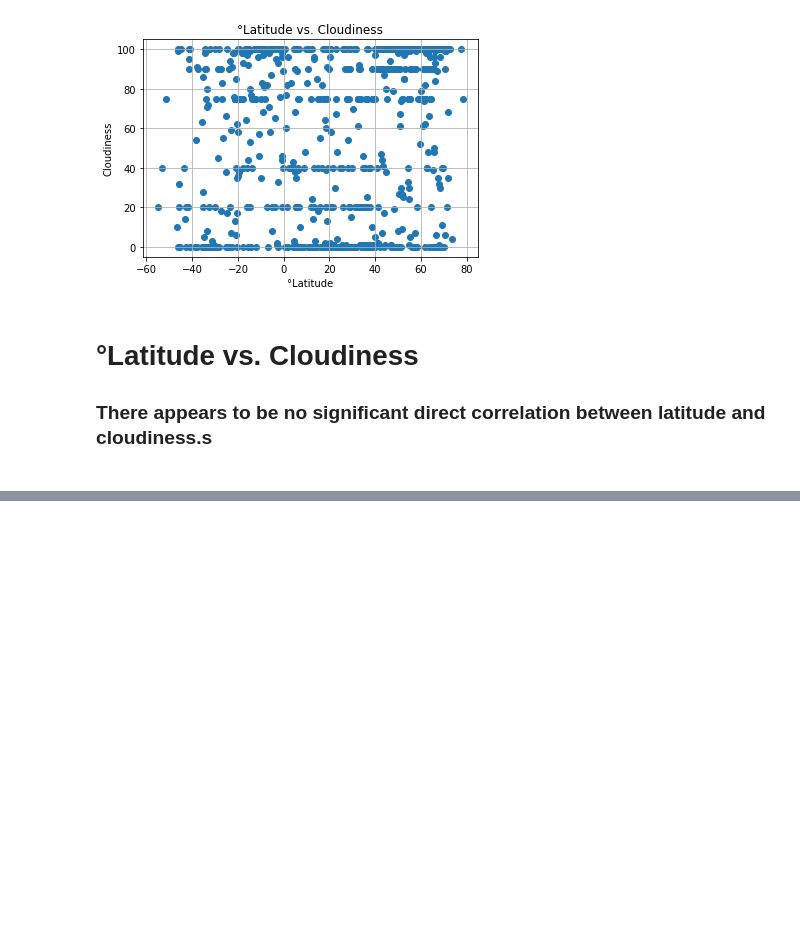
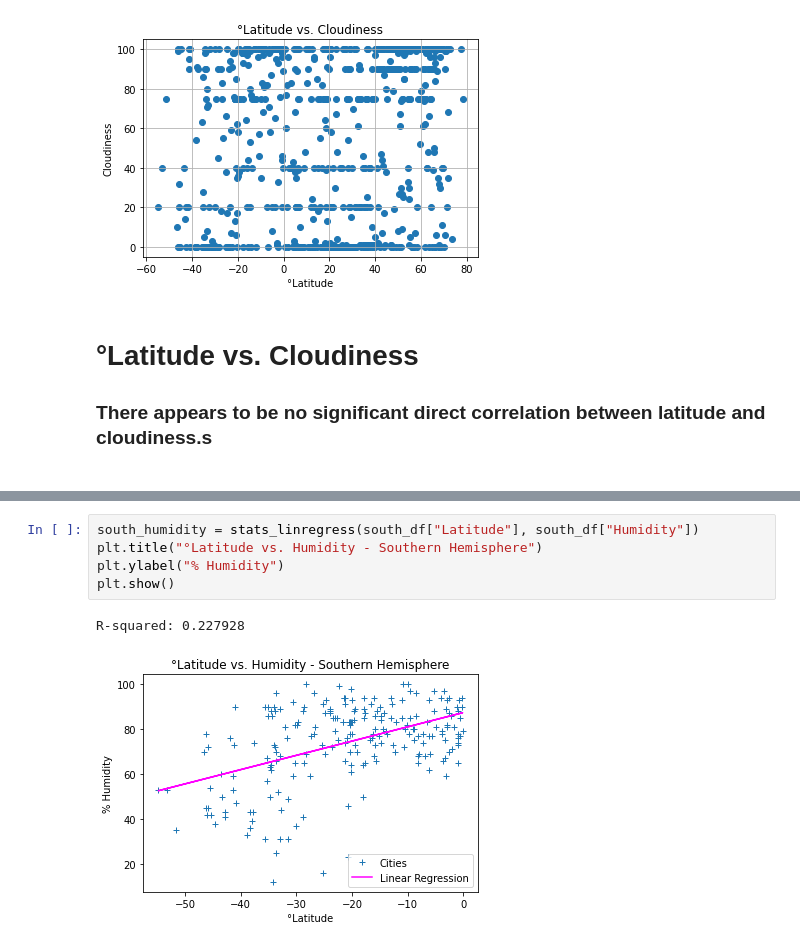
Before and after one commit to Yanwho/python-api-challenge, a Jupyter notebook: WeatherPy/WeatherPy.ipynb, the cells around one changed output, grey strips where cells are left out. Cells and saved outputs as stored; diff of their text form; blank space fills up the shorter version.

```diff
--- a/WeatherPy/WeatherPy.ipynb
+++ b/WeatherPy/WeatherPy.ipynb
@@ -232,0 +217,8 @@ plt.plot(north_df["Max Temp"], m*north_df["Max Temp"] + b)
+# %%
+south_humidity = stats_linregress(south_df["Latitude"], south_df["Humidity"])
+plt.title("°Latitude vs. Humidity - Southern Hemisphere")
+plt.ylabel("% Humidity")
+plt.show()
+# %% [output]
+R-squared: 0.227928
+[figure, added]
```
Also changed, not shown: parts of 11 cells of this notebook.
